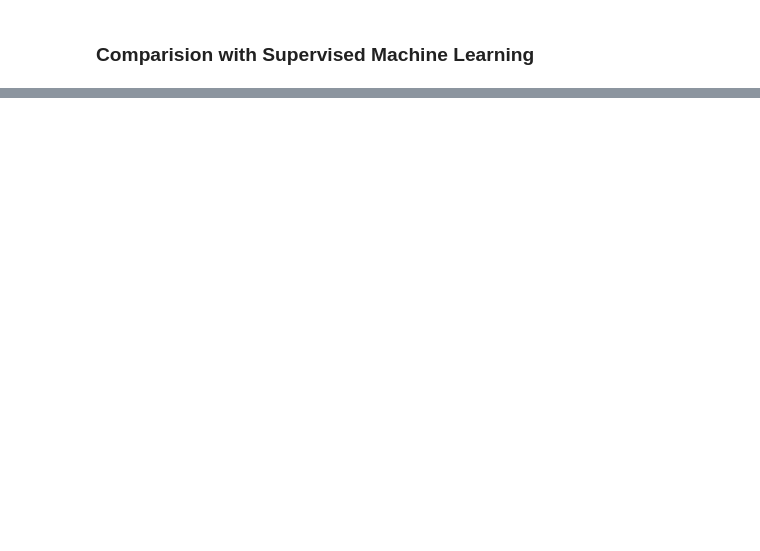
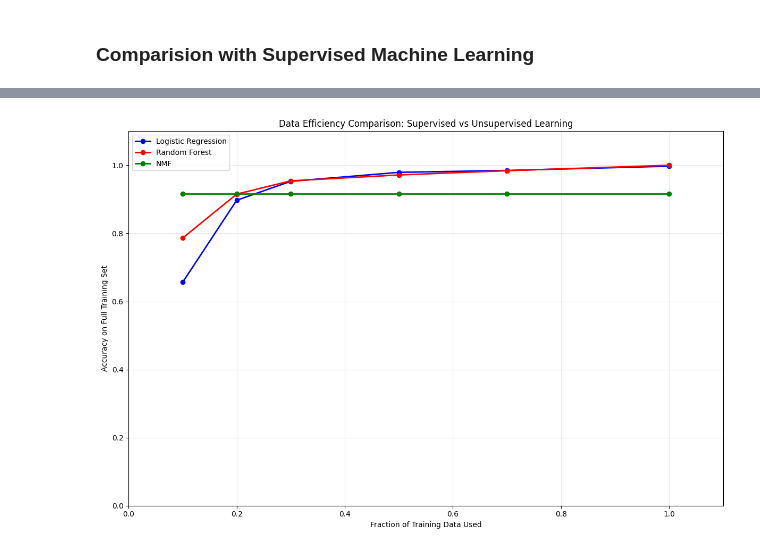
Before and after one commit to GHeart01/BCC_News_Classification, a Jupyter notebook: BBC_News_Classification_Project.ipynb, the cells around one changed output, grey strips where cells are left out. Drawn from its saved outputs; the diff is of its cells as text; code cells hidden in the pictures; blank space fills up the shorter version.

```diff
--- a/BBC_News_Classification_Project.ipynb
+++ b/BBC_News_Classification_Project.ipynb
@@ -296,15 +277,0 @@ plt.show()
-# %%
-# transform and run model against test data
-data_test = pd.read_csv('/kaggle/input/learn-ai-bbc/BBC News Test.csv')
-X_test = tfidf_vectorizer.transform(data_test.Text)
-y_pred_test = model.transform(X_test)
-y_pred_test_as_int = y_pred_test.argmax(axis=1)
-
-mapped_preds_test = [perm[label] for label in y_pred_test_as_int]
-predicted_labels_test = label_encoder.classes_[mapped_preds_test]
-
-# Kaggle accuracy score:
-submission = pd.DataFrame({'ArticleId': data_test['ArticleId'],
-                          'Category': predicted_labels_test})
-
-submission.to_csv('submission.csv', index=False)
@@ -317,4 +505,0 @@ I am going to compare my unsupervised model with a supervised learning model. He
-# %%
-data_train = pd.read_csv('/kaggle/input/learn-ai-bbc/BBC News Train.csv')
-data_test = pd.read_csv('/kaggle/input/learn-ai-bbc/BBC News Test.csv')
-BBC_Solution = pd.read_csv('/kaggle/input/learn-ai-bbc/BBC News Sample Solution.csv')
@@ -385,0 +552,67 @@ Bijoy Bose. BBC News Classification. https://kaggle.com/competitions/learn-ai-bb
+# %%
+print("\n=== DATA EFFICIENCY ANALYSIS ===")
+print("Comparing model performance with different amounts of training data...")
+
+data_fractions = [0.1, 0.2, 0.3, 0.5, 0.7, 1.0]
+efficiency_results = {model_name: {'fractions': [], 'accuracies': []}
+                     for model_name in supervised_models.keys()}
+efficiency_results['NMF'] = {'fractions': [], 'accuracies': []}
+
+for fraction in data_fractions:
+    n_samples = int(len(data_train) * fraction)
+
+    # Sample data
+    train_sample = data_train.sample(n=n_samples, random_state=42)
+    X_sample = tfidf_combined.transform(train_sample['Text'])
+    y_sample = train_sample['Category']
+
+    print(f"\nUsing {fraction*100:.0f}% of training data ({n_samples} samples):")
+
+    # Test supervised models
+    for name, model_info in supervised_models.items():
+        model = model_info.__class__(**model_info.get_params()) if hasattr(model_info, 'get_params') else model_info
+
+        model.fit(X_sample, y_sample)
+        sample_pred = model.predict(X_train_supervised)
+        sample_acc = accuracy_score(y_train_supervised, sample_pred)
+
+        efficiency_results[name]['fractions'].append(fraction)
+        efficiency_results[name]['accuracies'].append(sample_acc)
+
+        print(f"  {name}: {sample_acc:.4f}")
+
+    # Test NMF (unsupervised - doesn't change with label amount)
+    if fraction == 1.0:  # Only calculate once since it's unsupervised
+        nmf_acc = train_accuracy
+        for frac in data_fractions:
+            efficiency_results['NMF']['fractions'].append(frac)
+            efficiency_results['NMF']['accuracies'].append(nmf_acc)
+        print(f"  NMF (unsupervised): {nmf_acc:.4f}")
+
+#plot Visualization
+
+plt.figure(figsize=(12, 8))
+colors = ['blue', 'red', 'green', 'orange']
+for i, (name, results) in enumerate(efficiency_results.items()):
+    plt.plot(results['fractions'], results['accuracies'],
+             marker='o', label=name, color=colors[i % len(colors)], linewidth=2)
+
+plt.xlabel('Fraction of Training Data Used')
+plt.ylabel('Accuracy on Full Training Set')
+plt.title('Data Efficiency Comparison: Supervised vs Unsupervised Learning')
+plt.legend()
+plt.grid(True, alpha=0.3)
+plt.xlim(0, 1.1)
+plt.ylim(0, 1.1)
+
+
+plt.tight_layout()
+plt.show()
+
+### 5.4 Comprehensive Results Summary
+
+print(f"{'NMF (Unsupervised)':<20} {train_accuracy:<18.4f}")
+
+for name, results in supervised_results.items():
+    print(f"{name:<20} {results['train_accuracy']:<18.4f} ")
+# %% [output]
@@ -385,0 +636 @@ Bijoy Bose. BBC News Classification. https://kaggle.com/competitions/learn-ai-bb
+[figure, added]
```
Also changed, not shown: parts of 48 cells of this notebook.
